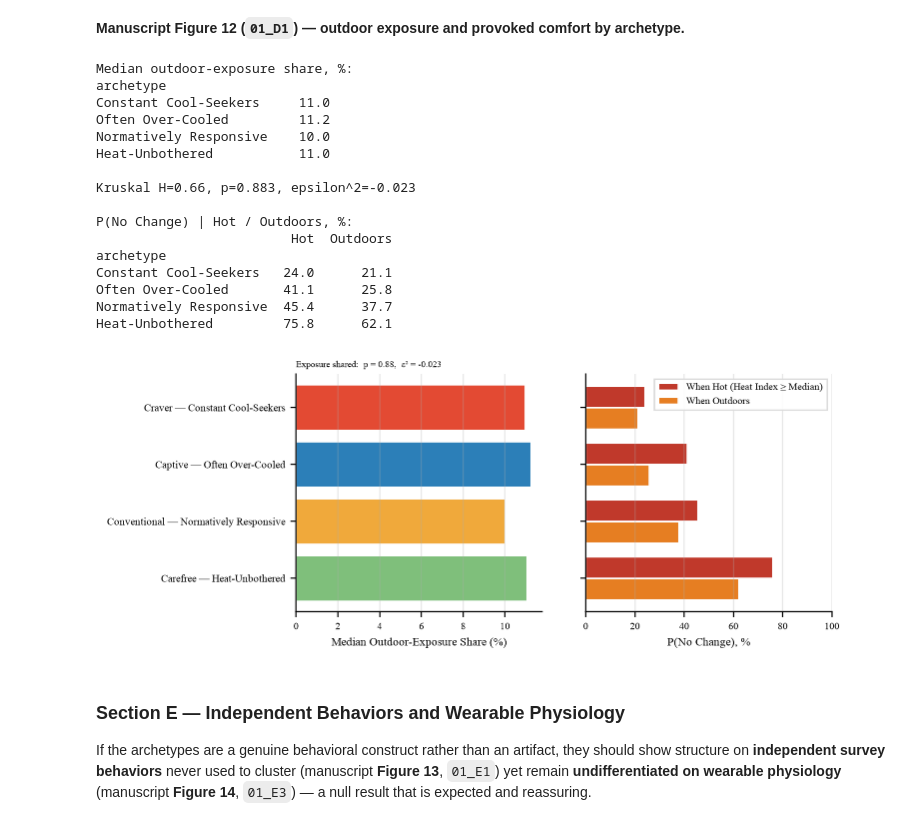
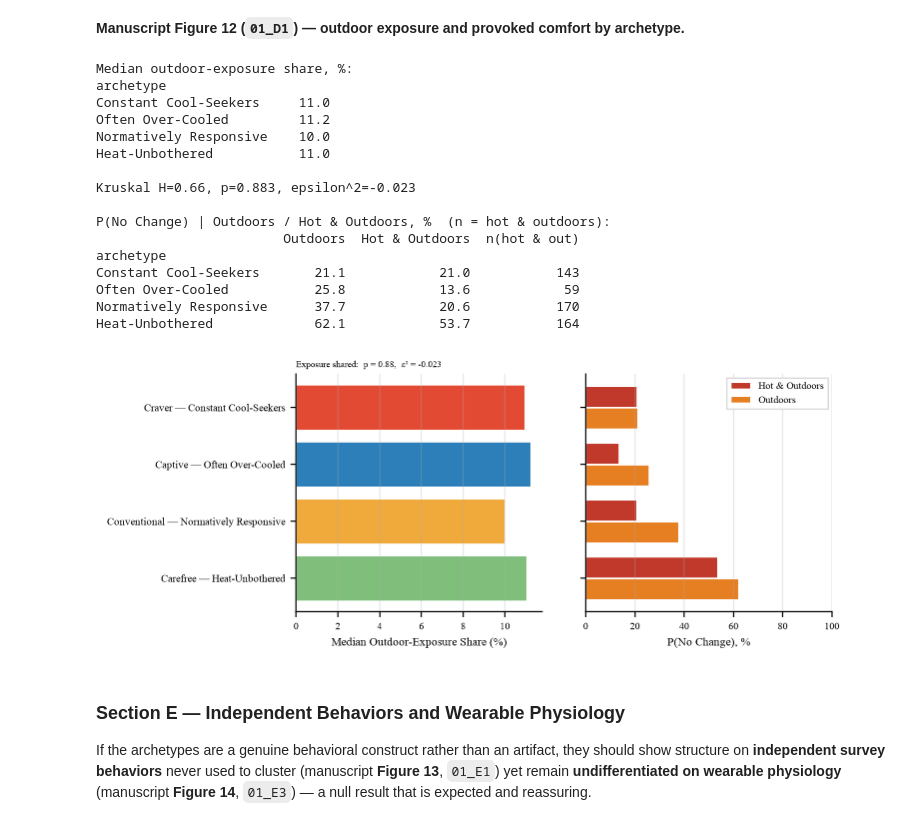
Before and after one commit to buds-lab/cooling-cravers-to-carefree-journal-paper, a Jupyter notebook: analysis/Thermal_Archetype_Companion_Analysis.ipynb, the cells around one changed output. Cells and saved outputs as stored; diff of their text form; code cells hidden in the pictures.

```diff
--- a/analysis/Thermal_Archetype_Companion_Analysis.ipynb
+++ b/analysis/Thermal_Archetype_Companion_Analysis.ipynb
@@ -1191,7 +1191,12 @@ archetypes (Kruskal–Wallis) against P(No change) when hot and when outdoors.
 # ============================================================================
 # --- Figure 01_D1 · Exposure Equality + Provoked Comfort (Heat-Unbothered) ---
 # Left: per-participant outdoor-exposure share (Kruskal p, ε² computed live).
-# Right: P(No Change) when hot and when outdoors, per archetype.
+# Right: P(No Change) when outdoors and when outdoors in above-median heat.
+#   The demanding "provoked comfort" condition is HOT AND OUTDOORS (heat is
+#   genuinely unavoidable). A marginal "when hot" bar would be misleading here
+#   because the outdoor/ambient heat index is attached to indoor surveys too:
+#   ~89% of all above-median-heat responses were recorded indoors (likely A/C),
+#   so "when hot" mostly measures air-conditioned comfort rather than tolerance.
 # ============================================================================
 expo = va.groupby('id_participant').agg(outdoor_share=('outdoor', 'mean'),
                                         archetype=('archetype', 'first'))
@@ -1199,57 +1204,63 @@ groups = [expo.loc[expo['archetype'] == a, 'outdoor_share'].values for a in ORDE
 H, p_expo = stats.kruskal(*groups)
 Ntot = len(expo); eps2 = (H - len(ORDER4) + 1) / (Ntot - len(ORDER4))
 med_expo = expo.groupby('archetype')['outdoor_share'].median().reindex(ORDER4) * 100
-pnc_hot = va[va['hot'] == 1].groupby('archetype')['nochange'].mean().reindex(ORDER4) * 100
 pnc_out = va[va['outdoor'] == 1].groupby('archetype')['nochange'].mean().reindex(ORDER4) * 100
+hotout = va[(va['hot'] == 1) & (va['outdoor'] == 1)]
+pnc_hotout = hotout.groupby('archetype')['nochange'].mean().reindex(ORDER4) * 100
+n_hotout = hotout.groupby('archetype').size().reindex(ORDER4)
 print("Median outdoor-exposure share, %:\n" + med_expo.round(1).to_string())
 print(f"\nKruskal H={H:.2f}, p={p_expo:.3f}, epsilon^2={eps2:.3f}")
-print("\nP(No Change) | Hot / Outdoors, %:")
-print(pd.DataFrame({'Hot': pnc_hot.round(1), 'Outdoors': pnc_out.round(1)}).to_string())
+print("\nP(No Change) | Outdoors / Hot & Outdoors, %  (n = hot & outdoors):")
+print(pd.DataFrame({'Outdoors': pnc_out.round(1),
+                    'Hot & Outdoors': pnc_hotout.round(1),
+                    'n(hot & out)': n_hotout}).to_string())
 
 fig, axes = plt.subplots(1, 2, figsize=fs('full', 3.0), sharey=True)
 yy = np.arange(len(ORDER4))[::-1]
 
 # Left - outdoor-exposure share (horizontal bars); exposure-equality stat kept as annotation
 axes[0].barh(yy, med_expo.values, color=[APAL[a] for a in ORDER4], edgecolor='white')
 axes[0].set_yticks(yy); axes[0].set_yticklabels([ARCH_LABEL[a] for a in ORDER4], fontsize=7)
 axes[0].set_xlabel('Median Outdoor-Exposure Share (%)', fontsize=7.5)
 axes[0].tick_params(axis='x', labelsize=6.5)
 axes[0].grid(axis='x', alpha=0.3)
 axes[0].spines[['top', 'right']].set_visible(False)
 axes[0].annotate(f'Exposure shared:  p = {p_expo:.2f},  \u03b5\u00b2 = {eps2:.3f}',
                  xy=(0.0, 1.02), xycoords='axes fraction', ha='left', va='bottom', fontsize=6)
 
-# Right - P(No Change) when hot / outdoors (horizontal grouped bars, shared archetype y-axis)
+# Right - P(No Change) outdoors vs hot & outdoors (horizontal grouped bars, shared archetype y-axis)
 w = 0.38
-axes[1].barh(yy + w/2, pnc_hot.values, w, color='#c0392b', edgecolor='white',
-             label='When Hot (Heat Index \u2265 Median)')
-axes[1].barh(yy - w/2, pnc_out.values, w, color='#e67e22', edgecolor='white', label='When Outdoors')
+axes[1].barh(yy + w/2, pnc_hotout.values, w, color='#c0392b', edgecolor='white',
+             label='Hot & Outdoors')
+axes[1].barh(yy - w/2, pnc_out.values, w, color='#e67e22', edgecolor='white', label='Outdoors')
 axes[1].set_xlabel('P(No Change), %', fontsize=7.5); axes[1].set_xlim(0, 100)
 axes[1].tick_params(axis='x', labelsize=6.5)
-axes[1].legend(frameon=True, fontsize=6.5, facecolor='white', framealpha=0.9,
-               edgecolor='0.85', fancybox=False, loc='upper right')
+# Compact legend in the upper-right, over the short Craver/Captive bars, so it
+# clears the top bars; the "above-median heat" detail lives in the caption/text.
+axes[1].legend(frameon=True, fontsize=6.5, facecolor='white', framealpha=0.95,
+               edgecolor='0.85', fancybox=False, loc='upper right', borderaxespad=0.4)
 axes[1].grid(axis='x', alpha=0.3)
 axes[1].spines[['top', 'right']].set_visible(False)
 fig.tight_layout(w_pad=2.0)
 savepdf(fig, fig_name('D1', 'exposure_provoked_comfort')); plt.show()
 # %% [output]
 Median outdoor-exposure share, %:
 archetype
 Constant Cool-Seekers     11.0
 Often Over-Cooled         11.2
 Normatively Responsive    10.0
 Heat-Unbothered           11.0
 
 Kruskal H=0.66, p=0.883, epsilon^2=-0.023
 
-P(No Change) | Hot / Outdoors, %:
-                         Hot  Outdoors
+P(No Change) | Outdoors / Hot & Outdoors, %  (n = hot & outdoors):
+                        Outdoors  Hot & Outdoors  n(hot & out)
 archetype
-Constant Cool-Seekers   24.0      21.1
-Often Over-Cooled       41.1      25.8
-Normatively Responsive  45.4      37.7
-Heat-Unbothered         75.8      62.1
+Constant Cool-Seekers       21.1            21.0           143
+Often Over-Cooled           25.8            13.6            59
+Normatively Responsive      37.7            20.6           170
+Heat-Unbothered             62.1            53.7           164
-[figure, old version]
+[figure, new version]
 # %% [markdown]
 ### Section E — Independent Behaviors and Wearable Physiology
 
```
Also changed, not shown: 4 other files.
